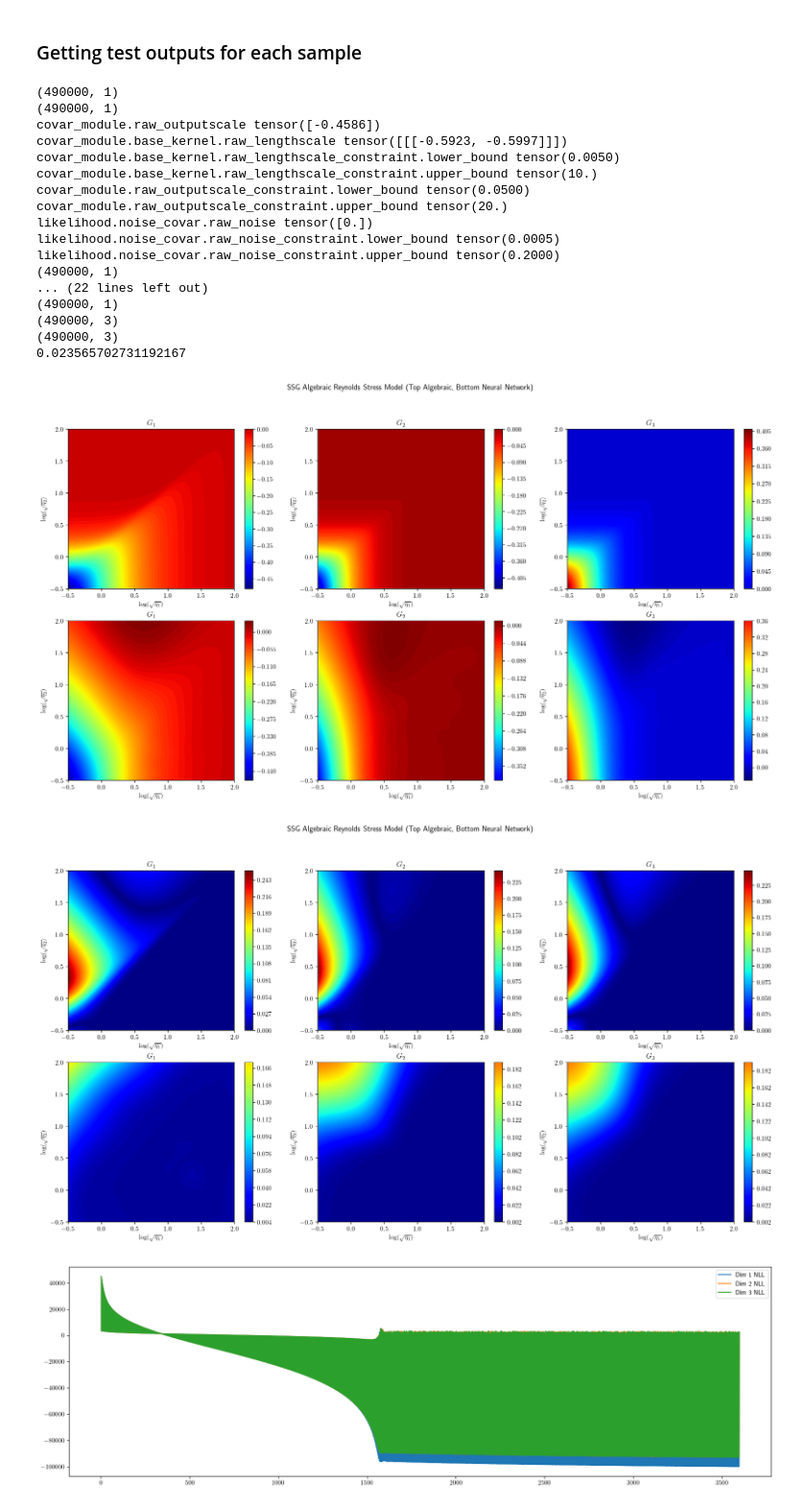
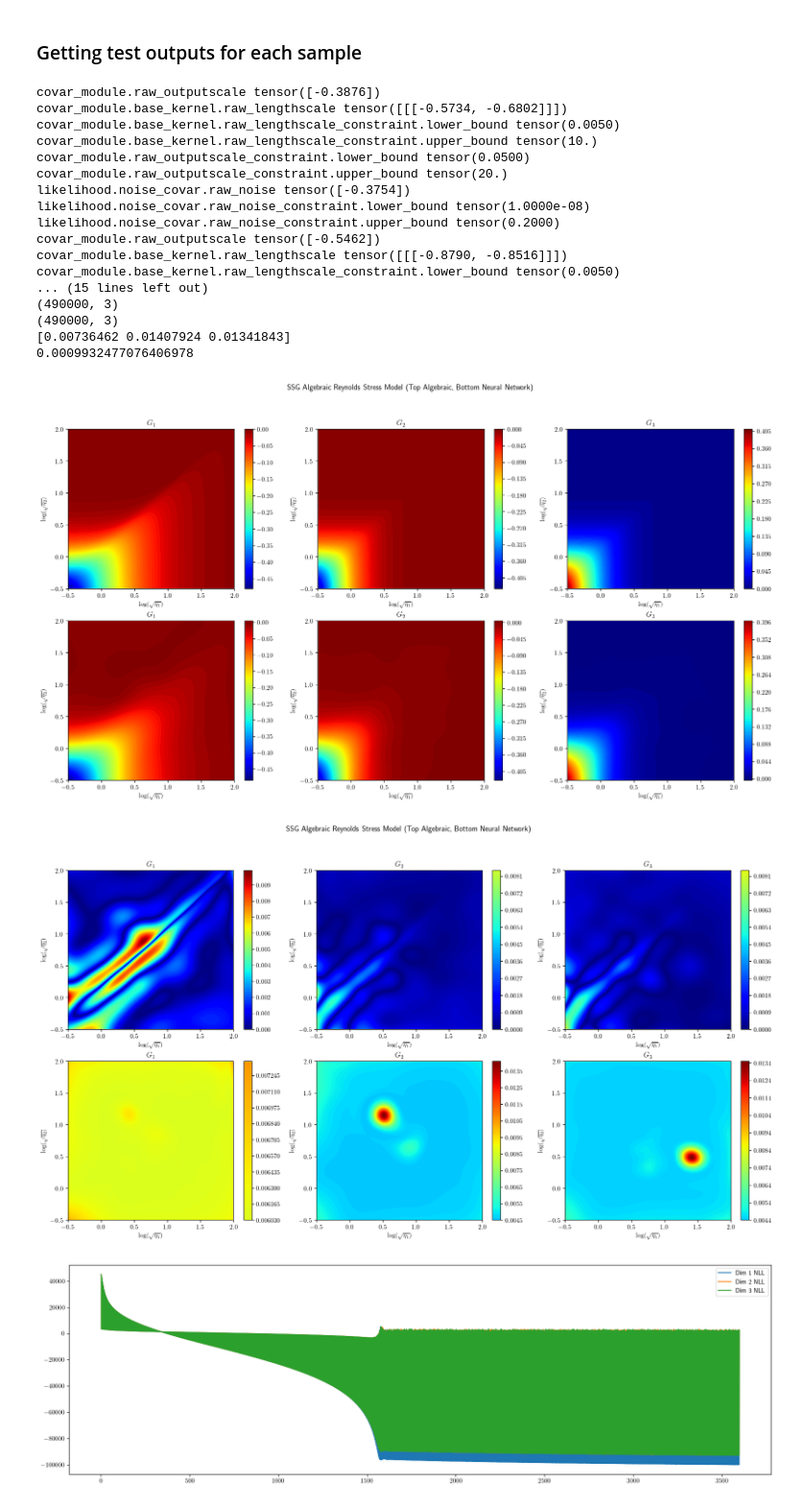
Before and after one commit to Crashprn/UncertaintyQuantification, a Jupyter notebook: Notebooks/GaussianProcess.ipynb, the cells around one changed output. Shown at 96% size. Cells and saved outputs as stored; diff of their text form; code cells hidden in the pictures.

```diff
--- a/Notebooks/GaussianProcess.ipynb
+++ b/Notebooks/GaussianProcess.ipynb
@@ -48,7 +51,7 @@ add_noise = False
 eta_1_range = (10**np.array([-.1, 0.0]))**2
 eta_2_range = (10**np.array([-.3, 0.0]))**2
 
-etas_train, gs_train = generate_log_data(SSG_gen, log, 1_000, shuffle=True, gen_type="All", noise_type="out_noise", noise=0.001**2)
+etas_train, gs_train = generate_log_data(SSG_gen, log, 40_000, shuffle=True, gen_type="All", noise_type="out_noise", noise=0.0001)
 
 etas_test, gs_test = generate_log_data(SSG_gen, log, 600, shuffle=True, gen_type="All")
 
@@ -185,8 +189,8 @@ plot_heat_map_3D(x_grid, y_grid, pred_std.T.reshape(3, dim, dim))
 # %% [markdown]
 ### Getting test outputs for each sample
 # %%
-data_dir = "../data/GP/GP_Pytorch/D_LT_0_Alea/"
-save_prefix = "D_LT_0_Alea"
+data_dir = "../data/GP_Pytorch/Regular_Alea_40k/"
+save_prefix = "Regular_Alea_40k"
 #data_dir = "../data/GP/GP_Full/"
 #save_prefix = "Regular"
 
@@ -198,77 +202,79 @@ gpytorch = True
 preds = []
 stds = []
 histories = []
+alea_sigmas = []
 
 for i in range(3):
     pred = np.load(data_dir + save_prefix + f"_Mean{i}.npy").reshape(-1,1)
     std = np.load(data_dir + save_prefix + f"_Std{i}.npy").reshape(-1,1)
-    print(std.shape)
-    print(pred.shape)
     if gpytorch:
         kernel_dict = torch.load(data_dir + save_prefix + f"_{i}_Params.pt")
         for key in kernel_dict.keys():
             if "covar_module" in key or "likelihood" in key:
                 print(key, kernel_dict[key])
+        alea_sigmas.append(kernel_dict['likelihood.noise_covar.raw_noise'].item())  # Get the noise value from the likelihood
     else:
         kernel_dict = pickle.load(open(data_dir + save_prefix + f"_{i}_KernelParams.pkl", "rb"))
         print(kernel_dict)
+        alea_sigmas.append(kernel_dict['noise'])
         histories.append(np.load(data_dir + save_prefix + f"_History_{i}.npy"))
 
     preds.append(pred)
     stds.append(std)
 
-print(preds[0].shape)
-print(stds[0].shape)
-
 preds = np.concatenate(preds, axis=1)
 stds = np.concatenate(stds, axis=1)
+alea_sigmas = np.exp(np.array(alea_sigmas))*y_scaler.scale_  # Ensure the sigmas are scaled correctly
 
 print(preds.shape)
 print(stds.shape)
 
+print(stds.max(0))
+
+np.savetxt(data_dir + save_prefix + "_Sigmas.csv", alea_sigmas, delimiter=",")
 np.savetxt(data_dir + save_prefix + "_Pred_Mean.csv", preds, delimiter=",")
 np.savetxt(data_dir + save_prefix + "_Pred_Std.csv", stds, delimiter=",")
 
 dim = 700
 x_grid, y_grid = np.meshgrid(np.linspace(*log, dim),np.linspace(*log, dim))
 eta1 = (10**x_grid.flatten())**2
 eta2 = (10**y_grid.flatten())**2
 
 gen = TurbulenceClosureDataGenerator(model="SSG", type='torch')
 etas, G_s = gen(eta1, eta2)
 
 if gpytorch:
     print(np.mean(np.abs(G_s - preds)))
 
     plot_heat_map_compare(x_grid, y_grid, G_s.T.reshape(3, dim, dim), preds.T.reshape(3, dim, dim))
 
     plot_heat_map_compare(x_grid, y_grid, np.abs(preds.T.reshape(3, dim, dim) - G_s.T.reshape(3, dim, dim)), stds.T.reshape(3, dim, dim))
 else:
     print(np.mean(np.abs(G_s - preds)))
 
     plot_heat_map_compare(x_grid, y_grid, G_s.T.reshape(3, dim, dim), np.abs(preds.T.reshape(3, dim, dim) - G_s.T.reshape(3, dim, dim)))
 
     plot_heat_map_3D(x_grid, y_grid, stds.T.reshape(3, dim, dim))
 # %% [output]
-(490000, 1)
-(490000, 1)
-covar_module.raw_outputscale tensor([-0.4586])
-covar_module.base_kernel.raw_lengthscale tensor([[[-0.5923, -0.5997]]])
+covar_module.raw_outputscale tensor([-0.3876])
+covar_module.base_kernel.raw_lengthscale tensor([[[-0.5734, -0.6802]]])
 covar_module.base_kernel.raw_lengthscale_constraint.lower_bound tensor(0.0050)
 covar_module.base_kernel.raw_lengthscale_constraint.upper_bound tensor(10.)
 covar_module.raw_outputscale_constraint.lower_bound tensor(0.0500)
 covar_module.raw_outputscale_constraint.upper_bound tensor(20.)
-likelihood.noise_covar.raw_noise tensor([0.])
-likelihood.noise_covar.raw_noise_constraint.lower_bound tensor(0.0005)
+likelihood.noise_covar.raw_noise tensor([-0.3754])
+likelihood.noise_covar.raw_noise_constraint.lower_bound tensor(1.0000e-08)
 likelihood.noise_covar.raw_noise_constraint.upper_bound tensor(0.2000)
-(490000, 1)
-... (22 lines left out)
-(490000, 1)
+covar_module.raw_outputscale tensor([-0.5462])
+covar_module.base_kernel.raw_lengthscale tensor([[[-0.8790, -0.8516]]])
+covar_module.base_kernel.raw_lengthscale_constraint.lower_bound tensor(0.0050)
+... (15 lines left out)
 (490000, 3)
 (490000, 3)
-0.023565702731192167
+[0.00736462 0.01407924 0.01341843]
+0.0009932477076406978
-[figure, old version]
+[figure, new version]
-[figure, old version]
+[figure, new version]
 # %%
 plt_1 = plt.figure(figsize=(20, 6))
 plt.plot(np.arange(len(histories[0])), histories[0], label="Dim 1 NLL")
```
Also changed, not shown: parts of 2 cells of this notebook, 8 other files.
